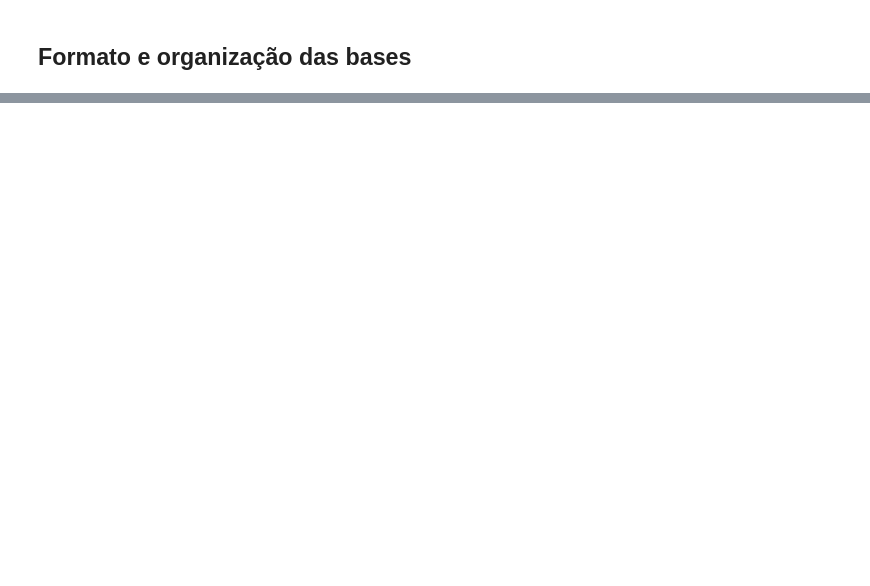
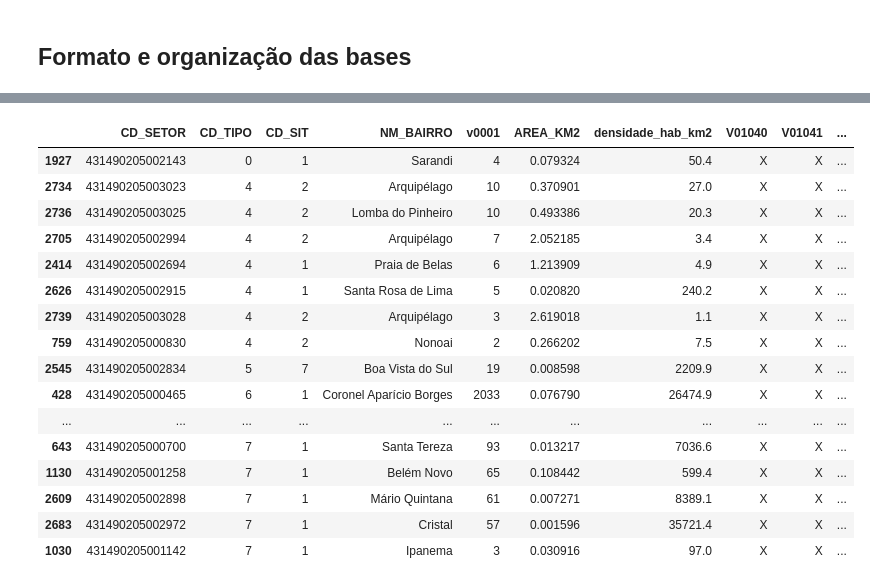
Before and after one commit to weszxl/eld_dataset, a Jupyter notebook: notebooks/02_access_inclusion.ipynb, the cells around one changed output, grey strips where cells are left out. Cells and saved outputs as stored; diff of their text form; code cells hidden in the pictures; blank space fills up the shorter version.

```diff
--- a/notebooks/02_access_inclusion.ipynb
+++ b/notebooks/02_access_inclusion.ipynb
@@ -277,0 +592,66 @@ DICIONARIO_DE_DADOS.docx
+# %%
+# 4. Inspeção dos 18 setores com sigilo (V01006 == 'X') e dos 6 setores de CD_TIPO == '7'
+# (operação somente leitura em cópia temporária)
+auditoria_ibge = (
+    setores_poa_dissolved[["CD_SETOR", "CD_TIPO", "CD_SIT", "SITUACAO", "NM_BAIRRO", "v0001", "AREA_KM2"]]
+    .merge(
+        demografia_poa[["CD_setor", "V01006", "V01040", "V01041"]],
+        left_on="CD_SETOR",
+        right_on="CD_setor",
+        how="left",
+    )
+    .merge(
+        renda_poa[["CD_SETOR", "V06006"]],
+        on="CD_SETOR",
+        how="left",
+    )
+)
+
+auditoria_ibge["densidade_hab_km2"] = (auditoria_ibge["v0001"] / auditoria_ibge["AREA_KM2"]).round(1)
+v40 = pd.to_numeric(auditoria_ibge["V01040"], errors="coerce")  # 'X' -> NaN (nunca zero)
+v41 = pd.to_numeric(auditoria_ibge["V01041"], errors="coerce")  # 'X' -> NaN (nunca zero)
+auditoria_ibge["idosos_60_mais"] = v40 + v41  # preserva NaN se qualquer faixa estiver em sigilo
+pop_valida = auditoria_ibge["v0001"].where(auditoria_ibge["v0001"] > 0)
+auditoria_ibge["pct_idosos"] = (auditoria_ibge["idosos_60_mais"] / pop_valida * 100).round(2)
+
+# --- Tabela 1: 18 setores com sigilo em V01006 ---
+sigilo_18 = auditoria_ibge.loc[auditoria_ibge["V01006"] == "X"].sort_values(["CD_TIPO", "v0001"], ascending=[True, False])
+print(f"== 18 setores com sigilo (V01006 == 'X') | soma v0001 = {int(sigilo_18['v0001'].sum()):,} ==")
+display(
+    sigilo_18[["CD_SETOR", "CD_TIPO", "CD_SIT", "NM_BAIRRO", "v0001", "AREA_KM2", "densidade_hab_km2", "V01040", "V01041", "V06006"]]
+)
+
+resumo_sigilo_tipo = (
+    sigilo_18.groupby("CD_TIPO")
+    .agg(setores=("CD_SETOR", "count"), pop_v0001=("v0001", "sum"))
+    .reset_index()
+)
+resumo_sigilo_tipo["eliminado_regra_tipo6"] = resumo_sigilo_tipo["CD_TIPO"] == "6"
+print("\nResumo dos 18 setores com V01006 == 'X' por CD_TIPO:")
+display(resumo_sigilo_tipo)
+
+# --- Tabela 2: 6 setores de CD_TIPO == '7' ---
+tipo7 = auditoria_ibge.loc[auditoria_ibge["CD_TIPO"] == "7"].sort_values("densidade_hab_km2", ascending=False)
+print(f"\n== 6 setores de CD_TIPO == '7' | soma v0001 = {int(tipo7['v0001'].sum()):,} ==")
+display(
+    tipo7[["CD_SETOR", "CD_TIPO", "CD_SIT", "NM_BAIRRO", "v0001", "AREA_KM2", "densidade_hab_km2", "V01006", "V01040", "V01041", "pct_idosos", "V06006"]]
+)
+
+# Referência de distribuição (percentis) nos setores mantidos de POA (sem CD_SIT=9, CD_TIPO em 2/6)
+base_ref = auditoria_ibge.loc[
+    (auditoria_ibge["CD_SIT"] != "9") & (~auditoria_ibge["CD_TIPO"].isin(["2", "6"])) & (auditoria_ibge["v0001"] > 0)
+]
+print("\nReferência nos setores habitados mantidos de POA:")
+print(
+    "Densidade (hab/km²) — mediana:", round(base_ref["densidade_hab_km2"].median(), 1),
+    "| p95:", round(base_ref["densidade_hab_km2"].quantile(0.95), 1),
+    "| p99:", round(base_ref["densidade_hab_km2"].quantile(0.99), 1),
+    "| máx:", round(base_ref["densidade_hab_km2"].max(), 1),
+)
+print(
+    "% idosos (60+) — mediana:", round(base_ref["pct_idosos"].median(), 2),
+    "| p95:", round(base_ref["pct_idosos"].quantile(0.95), 2),
+    "| p99:", round(base_ref["pct_idosos"].quantile(0.99), 2),
+    "| máx:", round(base_ref["pct_idosos"].max(), 2),
+)
+# %% [output]
@@ -277,0 +659,17 @@ DICIONARIO_DE_DADOS.docx
+|  | CD_SETOR | CD_TIPO | CD_SIT | NM_BAIRRO | v0001 | AREA_KM2 | densidade_hab_km2 | V01040 | V01041 | ... |
+| 1927 | 431490205002143 | 0 | 1 | Sarandi | 4 | 0.079324 | 50.4 | X | X | ... |
+| 2734 | 431490205003023 | 4 | 2 | Arquipélago | 10 | 0.370901 | 27.0 | X | X | ... |
+| 2736 | 431490205003025 | 4 | 2 | Lomba do Pinheiro | 10 | 0.493386 | 20.3 | X | X | ... |
+| 2705 | 431490205002994 | 4 | 2 | Arquipélago | 7 | 2.052185 | 3.4 | X | X | ... |
+| 2414 | 431490205002694 | 4 | 1 | Praia de Belas | 6 | 1.213909 | 4.9 | X | X | ... |
+| 2626 | 431490205002915 | 4 | 1 | Santa Rosa de Lima | 5 | 0.020820 | 240.2 | X | X | ... |
+| 2739 | 431490205003028 | 4 | 2 | Arquipélago | 3 | 2.619018 | 1.1 | X | X | ... |
+| 759 | 431490205000830 | 4 | 2 | Nonoai | 2 | 0.266202 | 7.5 | X | X | ... |
+| 2545 | 431490205002834 | 5 | 7 | Boa Vista do Sul | 19 | 0.008598 | 2209.9 | X | X | ... |
+| 428 | 431490205000465 | 6 | 1 | Coronel Aparício Borges | 2033 | 0.076790 | 26474.9 | X | X | ... |
+| ... | ... | ... | ... | ... | ... | ... | ... | ... | ... | ... |
+| 643 | 431490205000700 | 7 | 1 | Santa Tereza | 93 | 0.013217 | 7036.6 | X | X | ... |
+| 1130 | 431490205001258 | 7 | 1 | Belém Novo | 65 | 0.108442 | 599.4 | X | X | ... |
+| 2609 | 431490205002898 | 7 | 1 | Mário Quintana | 61 | 0.007271 | 8389.1 | X | X | ... |
+| 2683 | 431490205002972 | 7 | 1 | Cristal | 57 | 0.001596 | 35721.4 | X | X | ... |
+| 1030 | 431490205001142 | 7 | 1 | Ipanema | 3 | 0.030916 | 97.0 | X | X | ... |
```
Also changed, not shown: parts of 14 cells of this notebook, 3 other files.
